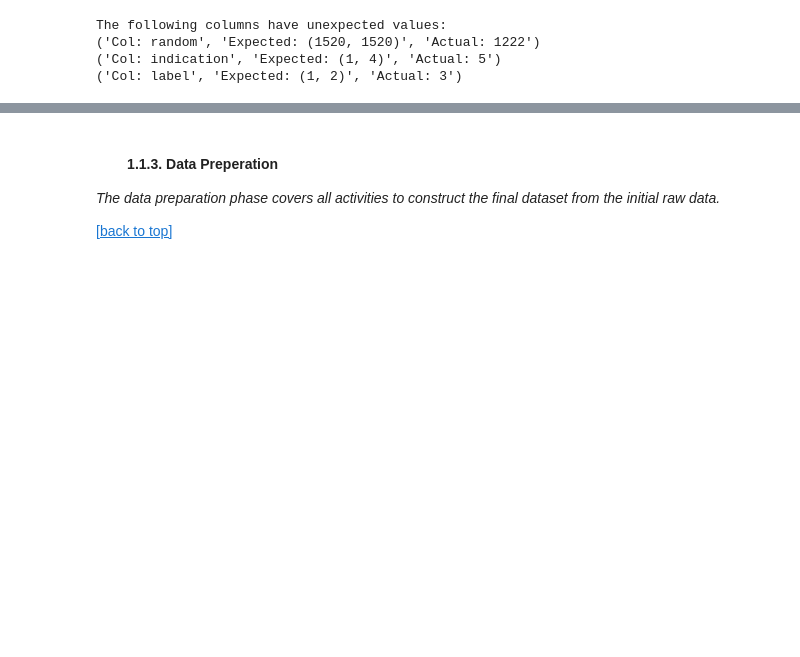
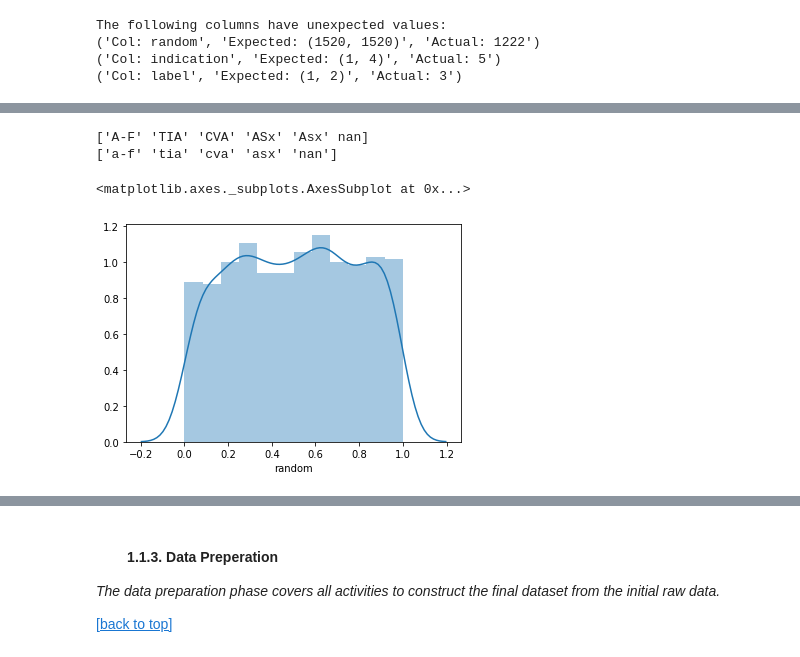
Before and after one commit to crkaz/data-mining, a Jupyter notebook: acw/Second Draft.ipynb, the cells around one changed output, grey strips where cells are left out. Drawn from its saved outputs; the diff is of its cells as text; code cells hidden in the pictures; blank space fills up the shorter version.

Commit message:
ACW data further data understanding

```diff
--- a/acw/Second Draft.ipynb
+++ b/acw/Second Draft.ipynb
@@ -513,0 +530,3 @@ if (len(concerns) > 0):
+# %%
+randomKeys = rawData["random"]
+randomKeys.describe()
@@ -513,0 +556,9 @@ if (len(concerns) > 0):
+# %%
+indications = rawData["indication"]
+indications.describe()
+print(indications.unique())
+indications = indications.apply(lambda x: str(x).lower())
+print(indications.unique())
+# %% [output]
+['A-F' 'TIA' 'CVA' 'ASx' 'Asx' nan]
+['a-f' 'tia' 'cva' 'asx' 'nan']
@@ -513,0 +568,5 @@ if (len(concerns) > 0):
+# %%
+sns.distplot(randomKeys)
+# %% [output]
+<matplotlib.axes._subplots.AxesSubplot at 0x...>
+[figure, added]
```
Also changed, not shown: parts of 28 cells of this notebook, 10 other files.
